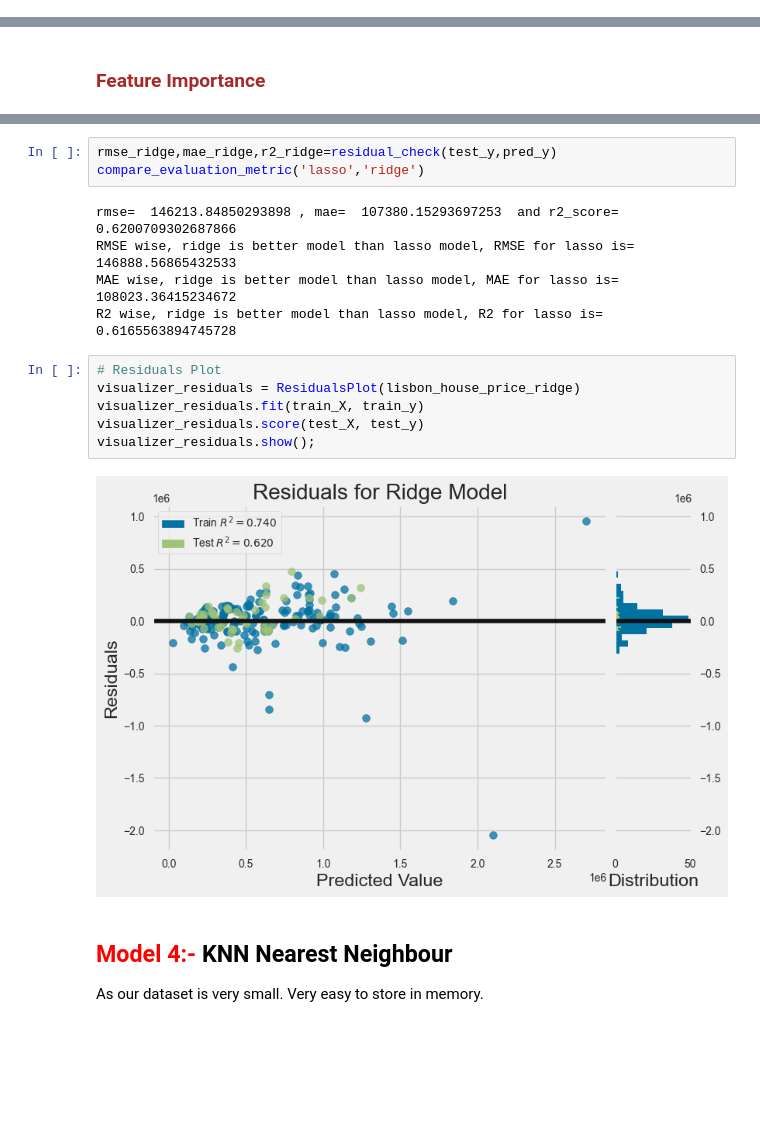
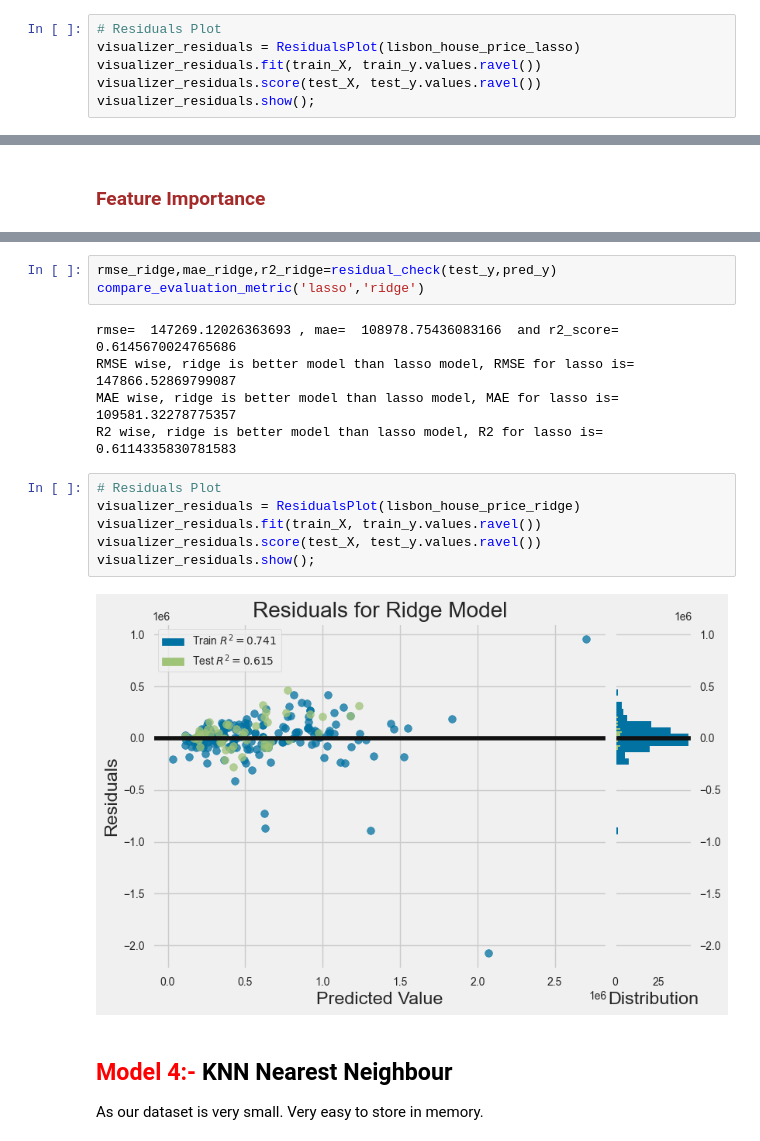
Before and after one commit to TanusreeDas/machine-learning-with-python, a Jupyter notebook: kaggle/notebooks/lisbon-house-price-prediction-regression.ipynb, the cells around one changed output, grey strips where cells are left out. Cells and saved outputs as stored; diff of their text form; blank space fills up the shorter version.

```diff
--- a/kaggle/notebooks/lisbon-house-price-prediction-regression.ipynb
+++ b/kaggle/notebooks/lisbon-house-price-prediction-regression.ipynb
@@ -488,0 +493,6 @@ R2 wise, lasso is better model than lin_reg model, R2 for lin_reg is= 0.61655421
+# %%
+# Residuals Plot
+visualizer_residuals = ResidualsPlot(lisbon_house_price_lasso)
+visualizer_residuals.fit(train_X, train_y.values.ravel())
+visualizer_residuals.score(test_X, test_y.values.ravel())
+visualizer_residuals.show();
@@ -517,18 +529,18 @@ print_prediction(test_y,pred_y).head(10)
 rmse_ridge,mae_ridge,r2_ridge=residual_check(test_y,pred_y)
 compare_evaluation_metric('lasso','ridge')
 # %% [output]
-rmse=  146213.84850293898 , mae=  107380.15293697253  and r2_score=  0.6200709302687866
-RMSE wise, ridge is better model than lasso model, RMSE for lasso is= 146888.56865432533
-MAE wise, ridge is better model than lasso model, MAE for lasso is= 108023.36415234672
-R2 wise, ridge is better model than lasso model, R2 for lasso is= 0.6165563894745728
+rmse=  147269.12026363693 , mae=  108978.75436083166  and r2_score=  0.6145670024765686
+RMSE wise, ridge is better model than lasso model, RMSE for lasso is= 147866.52869799087
+MAE wise, ridge is better model than lasso model, MAE for lasso is= 109581.32278775357
+R2 wise, ridge is better model than lasso model, R2 for lasso is= 0.6114335830781583
 # %%
 # Residuals Plot
 visualizer_residuals = ResidualsPlot(lisbon_house_price_ridge)
-visualizer_residuals.fit(train_X, train_y)
-visualizer_residuals.score(test_X, test_y)
+visualizer_residuals.fit(train_X, train_y.values.ravel())
+visualizer_residuals.score(test_X, test_y.values.ravel())
 visualizer_residuals.show();
 # %% [output]
-[figure, old version]
+[figure, new version]
 # %% [markdown]
 <h2><span style="color: red;"> Model 4:- </span>KNN Nearest Neighbour</h2> As our dataset is very small. Very easy to store in memory.
 # %% [markdown]
```
Also changed, not shown: parts of 36 cells of this notebook, 11 other files.
